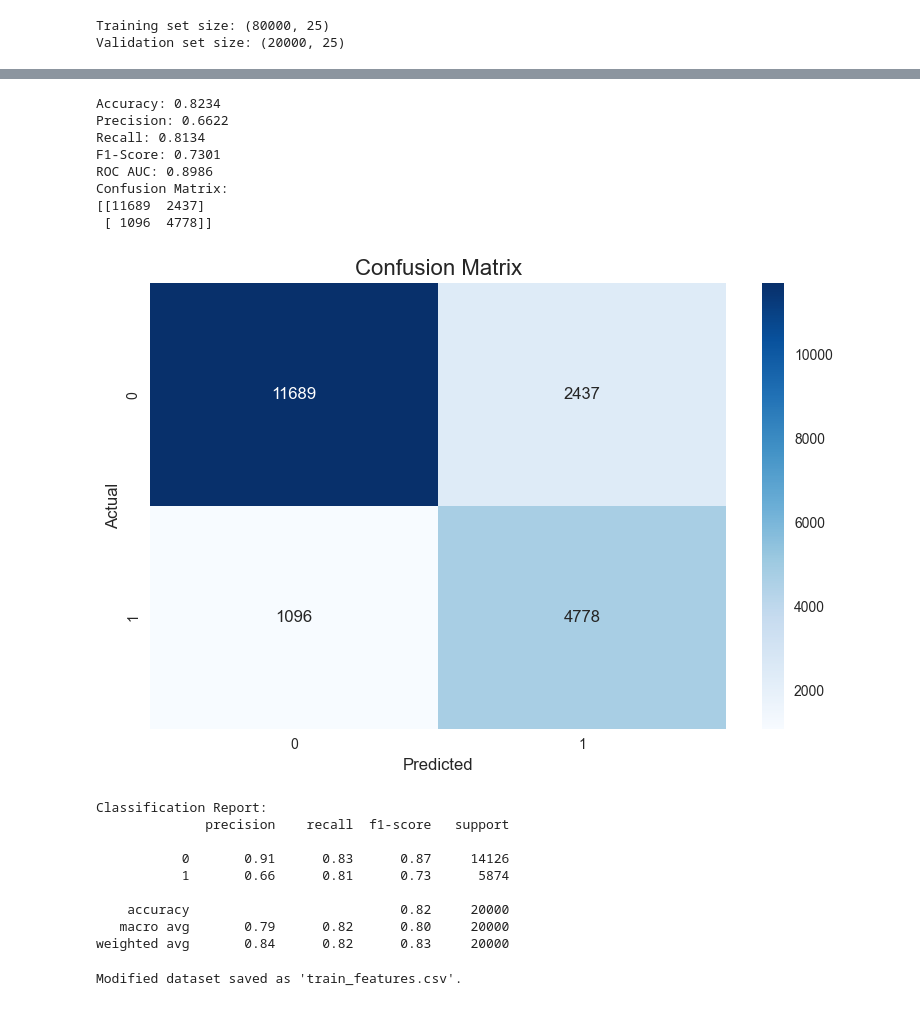
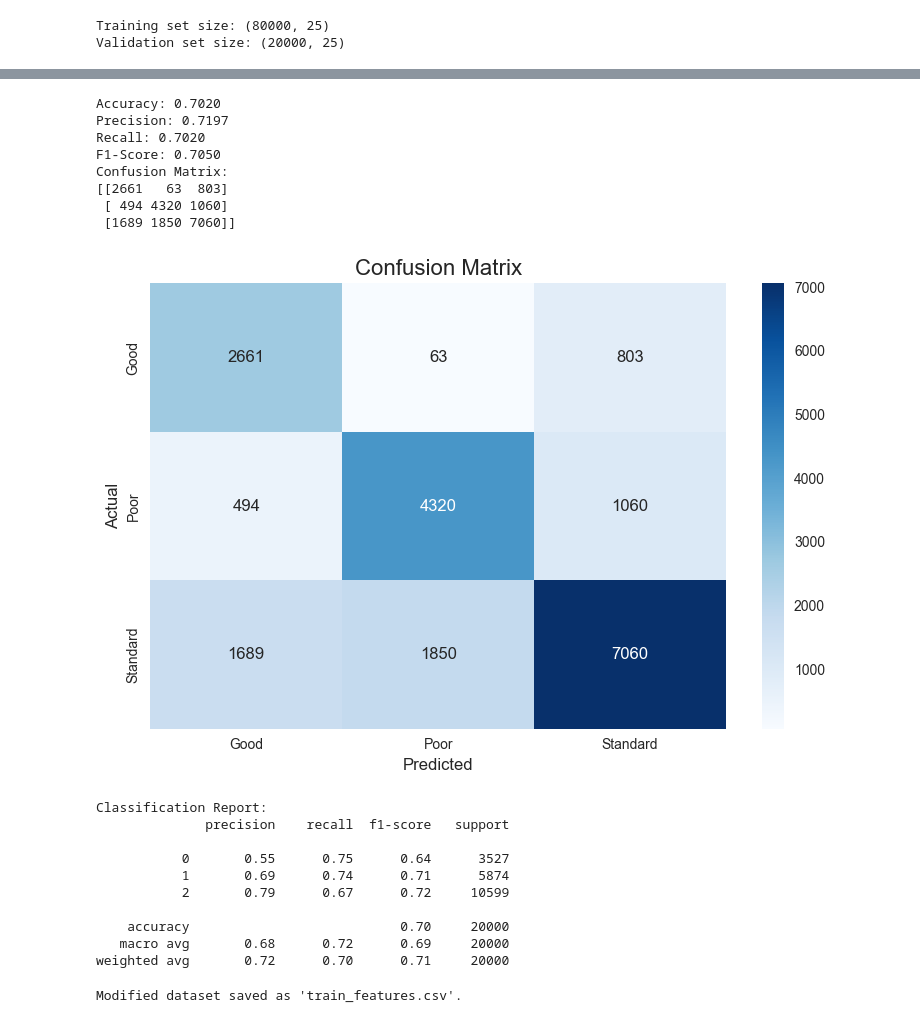
Before and after one commit to ia-project-org/Credit-eligibility-model-recommendation-system, a Jupyter notebook: notebooks/feature_selection.ipynb, the cells around one changed output, grey strips where cells are left out. Cells and saved outputs as stored; diff of their text form; code cells hidden in the pictures.

```diff
--- a/notebooks/feature_selection.ipynb
+++ b/notebooks/feature_selection.ipynb
@@ -122,7 +132,7 @@ y_val= val_data['Credit_Score']
 rf = RandomForestClassifier(n_estimators=100, random_state=42, class_weight='balanced')
 
 # Train the Random Forest model
-rf.fit(X_train, y_train)
+rf.fit(X_train_resampled, y_train_resampled)
 
 # Extract feature importances
 feature_importances = pd.Series(rf.feature_importances_, index=X_train.columns)
@@ -208,27 +213,24 @@ negative_class_count = (y_train == 0).sum()
 positive_class_count = (y_train == 1).sum()
 scale_pos_weight = negative_class_count / positive_class_count
 # %%
-dtrain = xgb.DMatrix(X_train, label=y_train)
+dtrain = xgb.DMatrix(X_train_resampled, label=y_train_resampled)
 
 params = {
-    'objective': 'binary:logistic',  # Binary classification task
-    'eval_metric': 'logloss',
-    'tree_method': 'hist',  # Enable GPU-based tree learning
+    'objective': 'multi:softmax',  # Multi-class classification task
+    'num_class': 3,  # Number of classes
+    'eval_metric': 'mlogloss',  # Log loss for multi-class
+    'tree_method': 'hist',  # Use GPU-based tree learning if possible
     'predictor': 'gpu_predictor',  # GPU predictor
-    'gpu_id': 0,  # GPU 0 if multiple GPUs, change if necessary
+    'gpu_id': 0,  # GPU index
     'max_depth': 6,
     'learning_rate': 0.1,
-    'n_estimators': 100,
-    'scale_pos_weight': scale_pos_weight
+    'n_estimators': 100
 }
 
-# Train the XGBoost model
 xgb_model = xgb.train(params, dtrain, num_boost_round=100)
 
-# Get feature importances
+# Feature importances
 importance = xgb_model.get_score(importance_type='weight')
-
-# Sort and extract the top 10 features
 top_10_features = sorted(importance.items(), key=lambda x: x[1], reverse=True)[:10]
 
 # Print the top 10 features
@@ -236,7 +238,7 @@ print("Top 10 Features:")
 for feature, score in top_10_features:
     print(f"{feature}: {score}")
 
-# Plot the top 10 features
+# Plot top 10 features
 top_features = pd.Series(dict(top_10_features))
 top_features.plot(kind='bar', color='skyblue', figsize=(7, 5))
 plt.title('Top 10 Most Important Features - XGBoost', fontsize=16)
@@ -260,59 +262,56 @@ Num_of_Delayed_Payment: 229.0
 # %%
-dval = xgb.DMatrix(X_val)
 
-# Predict with the XGBoost model
+dval = xgb.DMatrix(X_val, label=y_val)
 y_pred_xgb = xgb_model.predict(dval)
-y_pred_xgb_binary = (y_pred_xgb > 0.5).astype(int)  # Convert probabilities to binary predictions
 
 # Calculate metrics
-accuracy = accuracy_score(y_val, y_pred_xgb_binary)
-precision = precision_score(y_val, y_pred_xgb_binary)
-recall = recall_score(y_val, y_pred_xgb_binary)
-f1 = f1_score(y_val, y_pred_xgb_binary)
-roc_auc = roc_auc_score(y_val, y_pred_xgb)
+accuracy = accuracy_score(y_val, y_pred_xgb)
+precision = precision_score(y_val, y_pred_xgb, average='weighted')
+recall = recall_score(y_val, y_pred_xgb, average='weighted')
+f1 = f1_score(y_val, y_pred_xgb, average='weighted')
 
-# Print the metrics
+# Print metrics
 print(f"Accuracy: {accuracy:.4f}")
 print(f"Precision: {precision:.4f}")
 print(f"Recall: {recall:.4f}")
 print(f"F1-Score: {f1:.4f}")
-print(f"ROC AUC: {roc_auc:.4f}")
 
 # Confusion Matrix
-cm = confusion_matrix(y_val, y_pred_xgb_binary)
+cm = confusion_matrix(y_val, y_pred_xgb)
 print("Confusion Matrix:")
 print(cm)
 
 # Plot Confusion Matrix
-sns.heatmap(cm, annot=True, fmt='d', cmap='Blues', xticklabels=[0, 1], yticklabels=[0, 1])
+sns.heatmap(cm, annot=True, fmt='d', cmap='Blues', xticklabels=encoder.classes_, yticklabels=encoder.classes_)
 plt.title('Confusion Matrix', fontsize=16)
 plt.xlabel('Predicted', fontsize=12)
 plt.ylabel('Actual', fontsize=12)
 plt.tight_layout()
 plt.show()
 
 # Classification Report
 print("\nClassification Report:")
-print(classification_report(y_val, y_pred_xgb_binary))
+print(classification_report(y_val, y_pred_xgb))
 # %% [output]
-Accuracy: 0.8234
-Precision: 0.6622
-Recall: 0.8134
-F1-Score: 0.7301
-ROC AUC: 0.8986
+Accuracy: 0.7020
+Precision: 0.7197
+Recall: 0.7020
+F1-Score: 0.7050
 Confusion Matrix:
-[[11689  2437]
- [ 1096  4778]]
+[[2661   63  803]
+ [ 494 4320 1060]
+ [1689 1850 7060]]
-[figure, old version]
+[figure, new version]
 Classification Report:
               precision    recall  f1-score   support
 
-           0       0.91      0.83      0.87     14126
-           1       0.66      0.81      0.73      5874
+           0       0.55      0.75      0.64      3527
+           1       0.69      0.74      0.71      5874
+           2       0.79      0.67      0.72     10599
 
-    accuracy                           0.82     20000
-   macro avg       0.79      0.82      0.80     20000
-weighted avg       0.84      0.82      0.83     20000
+    accuracy                           0.70     20000
+   macro avg       0.68      0.72      0.69     20000
+weighted avg       0.72      0.70      0.71     20000
 # %%
 selected_features = [
     'Outstanding_Debt',
```
Also changed, not shown: parts of 11 cells of this notebook, 25 other files.
